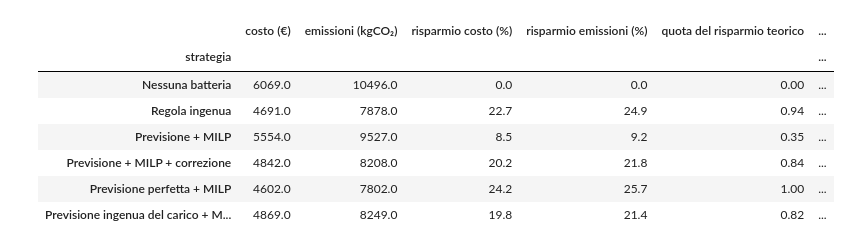
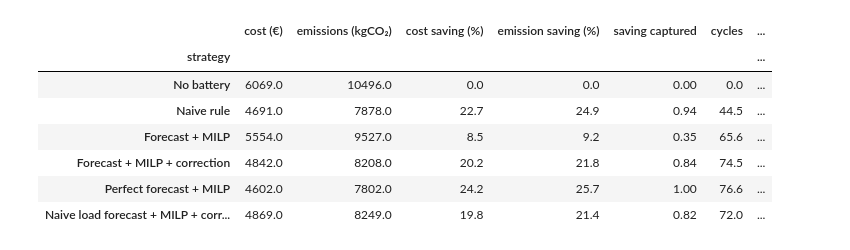
Before and after one commit to irreprensibile22/MicroGrid, a Jupyter notebook: notebooks/03_results.ipynb, the cells around one changed output. Cells and saved outputs as stored; diff of their text form; code cells hidden in the pictures.

```diff
--- a/notebooks/03_results.ipynb
+++ b/notebooks/03_results.ipynb
@@ -39,20 +37,20 @@ print(f"{len(daily)} giorni, {len(comparison)} strategie")
 # %%
-columns = {"description": "strategia", "cost_eur": "costo (€)", "emissions_kg": "emissioni (kgCO₂)",
-           "cost_saving_pct": "risparmio costo (%)", "emissions_saving_pct": "risparmio emissioni (%)",
-           "saving_captured": "quota del risparmio teorico", "battery_cycles": "cicli",
-           "soc_end_kwh": "energia finale (kWh)", "residual_value_eur": "valore energia residua (€)"}
-table = comparison[list(columns)].rename(columns=columns).set_index("strategia")
-table.round({"costo (€)": 0, "emissioni (kgCO₂)": 0, "risparmio costo (%)": 1, "risparmio emissioni (%)": 1,
-             "quota del risparmio teorico": 2, "cicli": 1, "energia finale (kWh)": 0, "valore energia residua (€)": 1})
+columns = {"description": "strategy", "cost_eur": "cost (€)", "emissions_kg": "emissions (kgCO₂)",
+           "cost_saving_pct": "cost saving (%)", "emissions_saving_pct": "emission saving (%)",
+           "saving_captured": "saving captured", "battery_cycles": "cycles",
+           "soc_end_kwh": "final energy (kWh)", "residual_value_eur": "leftover energy value (€)"}
+table = comparison[list(columns)].rename(columns=columns).set_index("strategy")
+table.round({"cost (€)": 0, "emissions (kgCO₂)": 0, "cost saving (%)": 1, "emission saving (%)": 1,
+             "saving captured": 2, "cycles": 1, "final energy (kWh)": 0, "leftover energy value (€)": 1})
 # %% [output]
-|  | costo (€) | emissioni (kgCO₂) | risparmio costo (%) | risparmio emissioni (%) | quota del risparmio teorico | ... |
-| strategia |  |  |  |  |  | ... |
-| Nessuna batteria | 6069.0 | 10496.0 | 0.0 | 0.0 | 0.00 | ... |
-| Regola ingenua | 4691.0 | 7878.0 | 22.7 | 24.9 | 0.94 | ... |
-| Previsione + MILP | 5554.0 | 9527.0 | 8.5 | 9.2 | 0.35 | ... |
-| Previsione + MILP + correzione | 4842.0 | 8208.0 | 20.2 | 21.8 | 0.84 | ... |
-| Previsione perfetta + MILP | 4602.0 | 7802.0 | 24.2 | 25.7 | 1.00 | ... |
-| Previsione ingenua del carico + M... | 4869.0 | 8249.0 | 19.8 | 21.4 | 0.82 | ... |
+|  | cost (€) | emissions (kgCO₂) | cost saving (%) | emission saving (%) | saving captured | cycles | ... |
+| strategy |  |  |  |  |  |  | ... |
+| No battery | 6069.0 | 10496.0 | 0.0 | 0.0 | 0.00 | 0.0 | ... |
+| Naive rule | 4691.0 | 7878.0 | 22.7 | 24.9 | 0.94 | 44.5 | ... |
+| Forecast + MILP | 5554.0 | 9527.0 | 8.5 | 9.2 | 0.35 | 65.6 | ... |
+| Forecast + MILP + correction | 4842.0 | 8208.0 | 20.2 | 21.8 | 0.84 | 74.5 | ... |
+| Perfect forecast + MILP | 4602.0 | 7802.0 | 24.2 | 25.7 | 1.00 | 76.6 | ... |
+| Naive load forecast + MILP + corr... | 4869.0 | 8249.0 | 19.8 | 21.4 | 0.82 | 72.0 | ... |
 # %%
 plot_comparison(comparison, STRATEGIES)
 plt.show()
```
Also changed, not shown: parts of 30 cells of this notebook, 33 other files.
